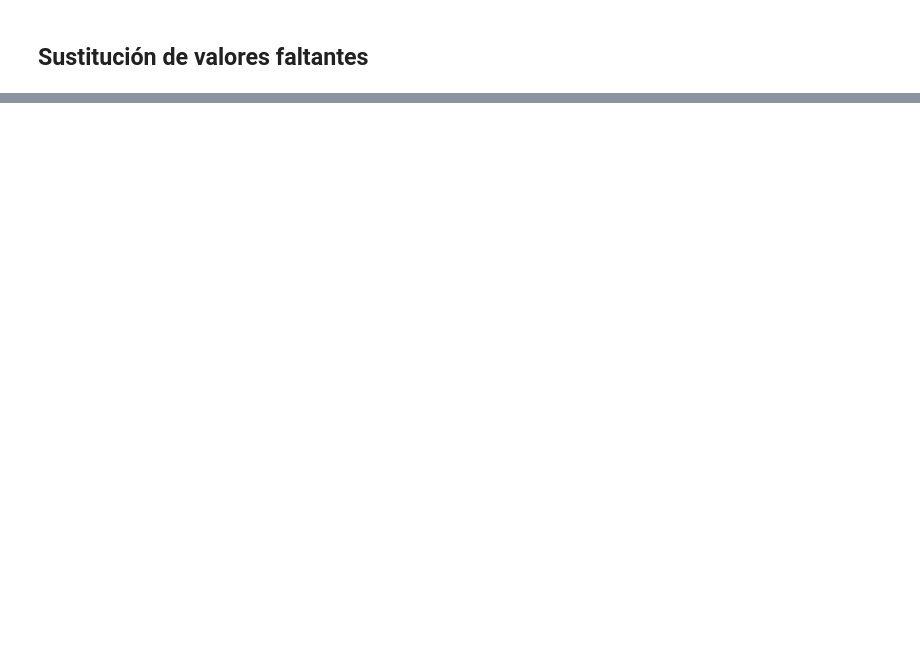
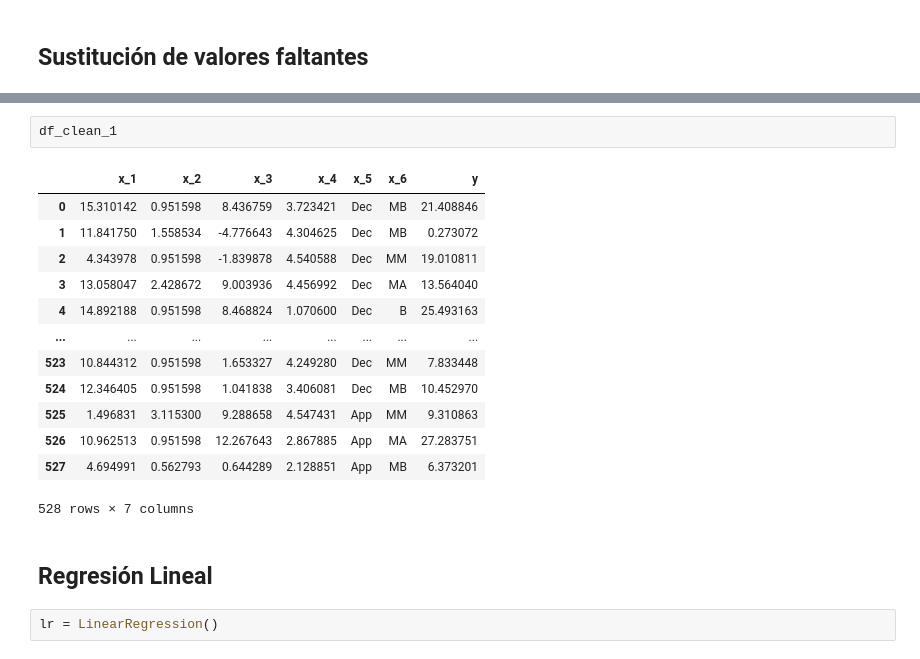
Before and after one commit to AlexNoelHdz/feature-engineering, a Jupyter notebook: Practica1_HernandezAlejandro.ipynb, the cells around one changed output, grey strips where cells are left out. Saved outputs shown, nothing was run; the diff lists cells and outputs as text; blank space fills up the shorter version.

```diff
--- a/Practica1_HernandezAlejandro.ipynb
+++ b/Practica1_HernandezAlejandro.ipynb
@@ -141,0 +219,20 @@ df_clean_1.x3.isna().sum()
+# %%
+df_clean_1
+# %% [output]
+|  | x_1 | x_2 | x_3 | x_4 | x_5 | x_6 | y |
+| 0 | 15.310142 | 0.951598 | 8.436759 | 3.723421 | Dec | MB | 21.408846 |
+| 1 | 11.841750 | 1.558534 | -4.776643 | 4.304625 | Dec | MB | 0.273072 |
+| 2 | 4.343978 | 0.951598 | -1.839878 | 4.540588 | Dec | MM | 19.010811 |
+| 3 | 13.058047 | 2.428672 | 9.003936 | 4.456992 | Dec | MA | 13.564040 |
+| 4 | 14.892188 | 0.951598 | 8.468824 | 1.070600 | Dec | B | 25.493163 |
+| ... | ... | ... | ... | ... | ... | ... | ... |
+| 523 | 10.844312 | 0.951598 | 1.653327 | 4.249280 | Dec | MM | 7.833448 |
+| 524 | 12.346405 | 0.951598 | 1.041838 | 3.406081 | Dec | MB | 10.452970 |
+| 525 | 1.496831 | 3.115300 | 9.288658 | 4.547431 | App | MM | 9.310863 |
+| 526 | 10.962513 | 0.951598 | 12.267643 | 2.867885 | App | MA | 27.283751 |
+| 527 | 4.694991 | 0.562793 | 0.644289 | 2.128851 | App | MB | 6.373201 |
+528 rows × 7 columns
+# %% [markdown]
+## Regresión Lineal
+# %%
+lr = LinearRegression()
```
Also changed, not shown: parts of 23 cells of this notebook, 1 other file.
